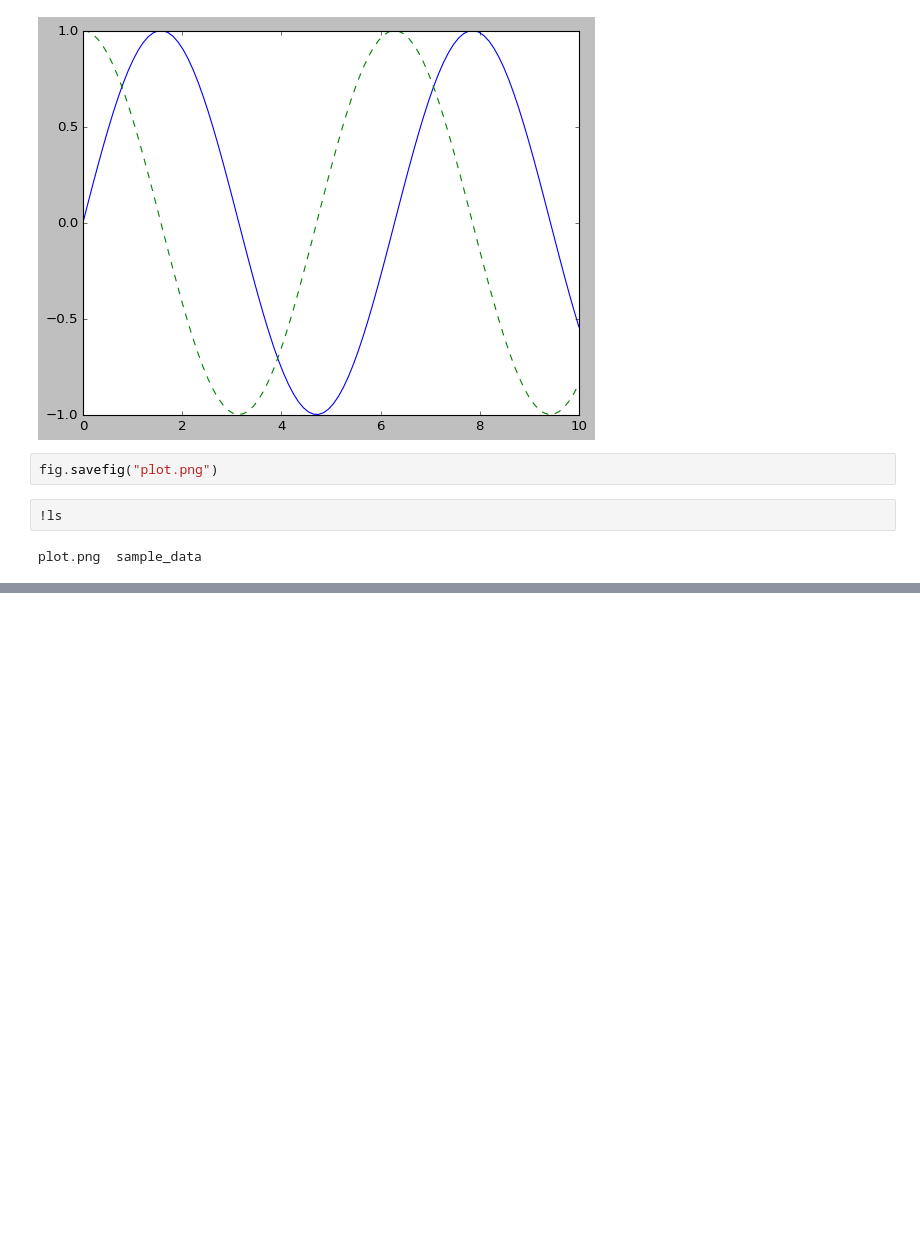
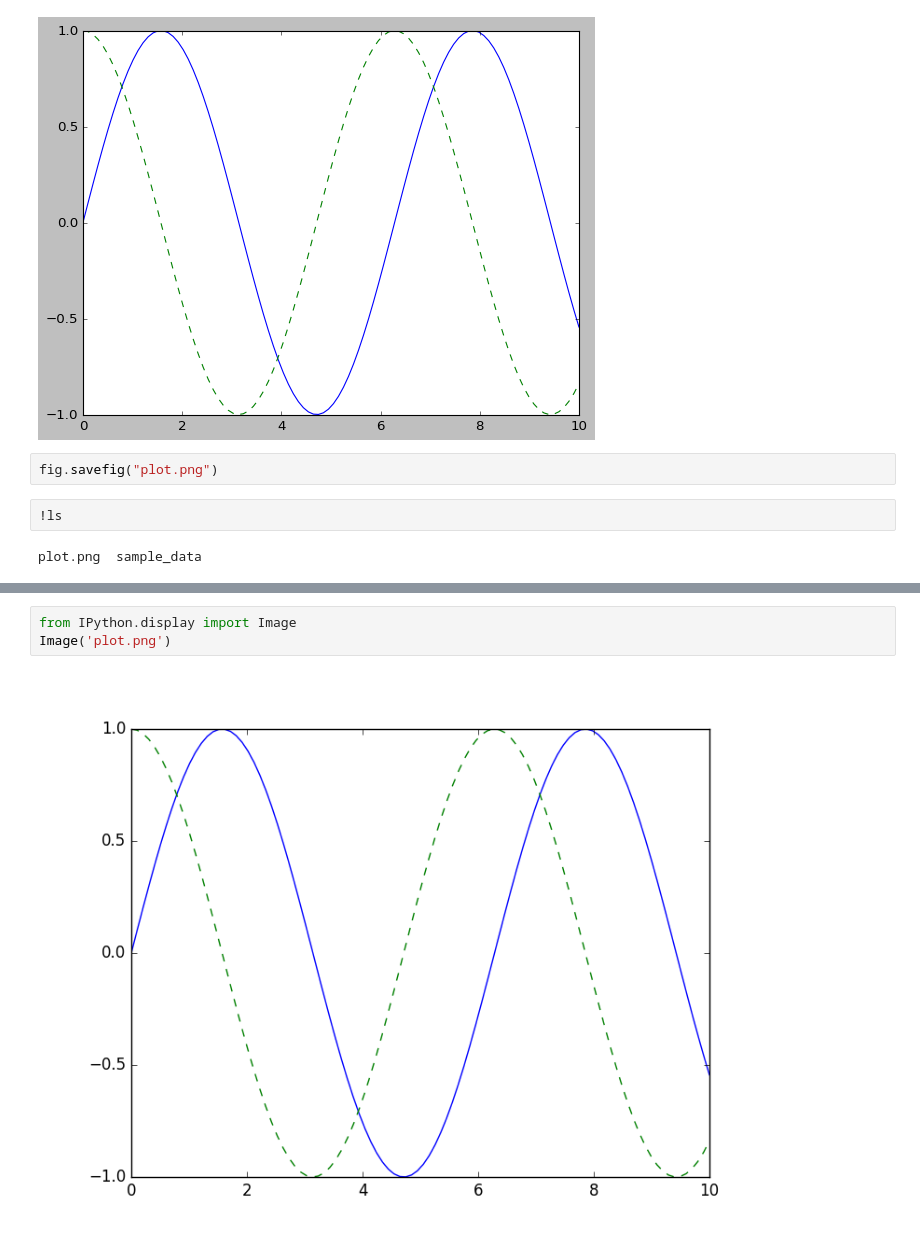
Before and after one commit to amit1476/myUbuntuRep, a Jupyter notebook: pyDS_4_plotting.ipynb, the cells around one changed output, grey strips where cells are left out. Saved outputs shown, nothing was run; the diff lists cells and outputs as text; blank space fills up the shorter version.

```diff
--- a/pyDS_4_plotting.ipynb
+++ b/pyDS_4_plotting.ipynb
@@ -48,0 +53,5 @@ plot.png  sample_data
+# %%
+from IPython.display import Image
+Image('plot.png')
+# %% [output]
+[figure, added]
```
Also changed, not shown: parts of 6 cells of this notebook.
